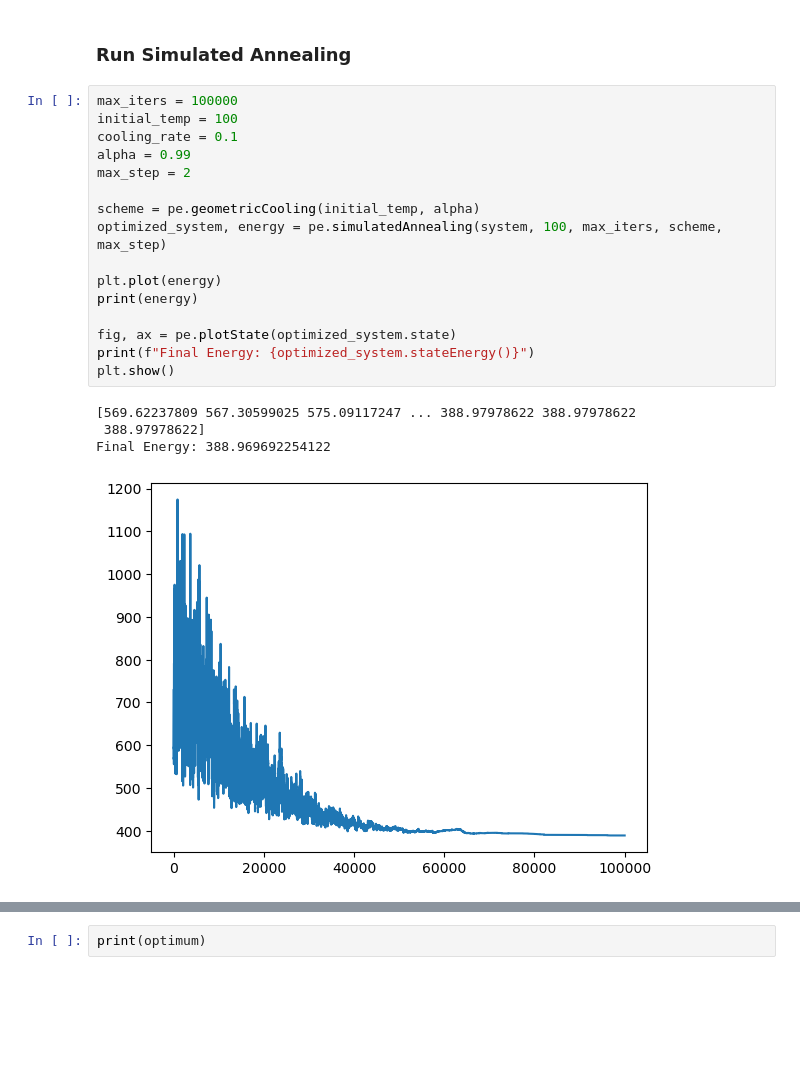
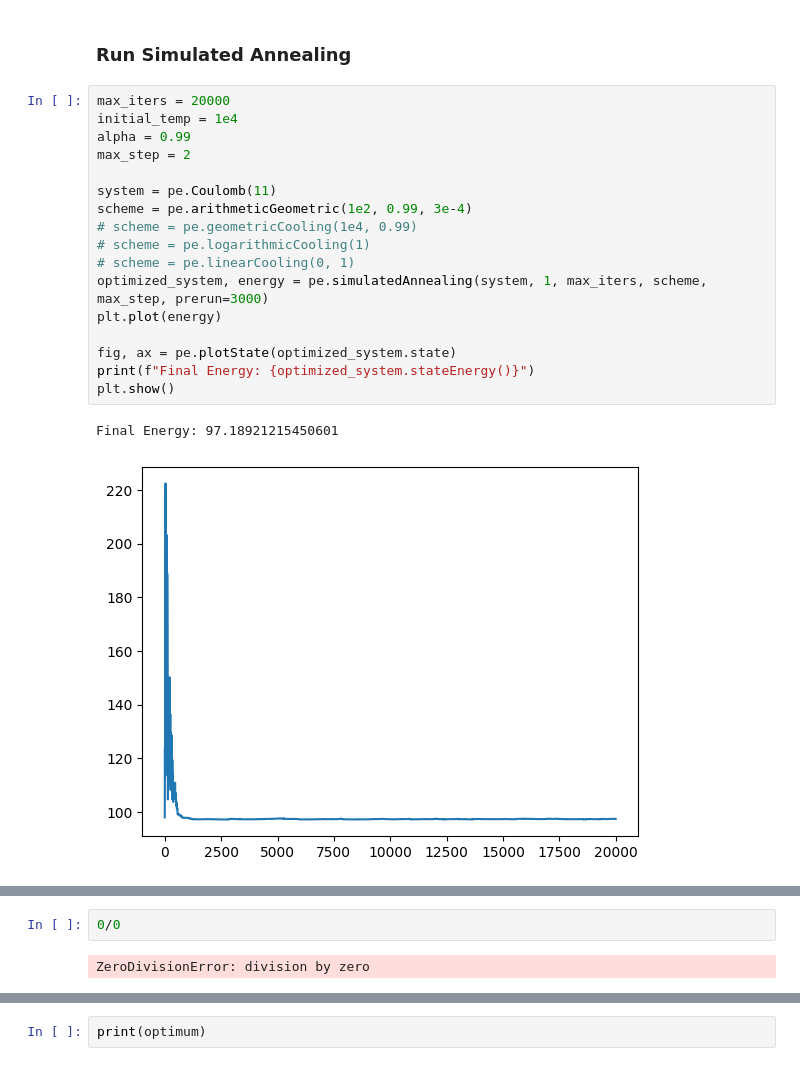
Before and after one commit to Koekoek1337/stochSim3, a Jupyter notebook: electricPotentialEnergy.ipynb, the cells around one changed output, grey strips where cells are left out. Drawn from its saved outputs; the diff is of its cells as text; blank space fills up the shorter version.

```diff
--- a/electricPotentialEnergy.ipynb
+++ b/electricPotentialEnergy.ipynb
@@ -20,23 +20,22 @@ Initial Energy: 586.8996218122215
 # %% [markdown]
 ### Run Simulated Annealing
 # %%
-max_iters = 100000
-initial_temp = 100
-cooling_rate = 0.1
+max_iters = 20000
+initial_temp = 1e4
 alpha = 0.99
 max_step = 2
 
-scheme = pe.geometricCooling(initial_temp, alpha)
-optimized_system, energy = pe.simulatedAnnealing(system, 100, max_iters, scheme, max_step)
-
+system = pe.Coulomb(11)
+scheme = pe.arithmeticGeometric(1e2, 0.99, 3e-4)
+# scheme = pe.geometricCooling(1e4, 0.99)
+# scheme = pe.logarithmicCooling(1)
+# scheme = pe.linearCooling(0, 1)
+optimized_system, energy = pe.simulatedAnnealing(system, 1, max_iters, scheme, max_step, prerun=3000)
 plt.plot(energy)
-print(energy)
 
 fig, ax = pe.plotState(optimized_system.state)
 print(f"Final Energy: {optimized_system.stateEnergy()}")
 plt.show()
 # %% [output]
-[569.62237809 567.30599025 575.09117247 ... 388.97978622 388.97978622
- 388.97978622]
-Final Energy: 388.969692254122
+Final Energy: 97.18921215450601
-[figure, old version]
+[figure, new version]
@@ -44,2 +43,6 @@ Final Energy: 388.969692254122
+# %%
+0/0
+# %% [output]
+ZeroDivisionError: division by zero
 # %%
 optimum = minimize(pe.optimize,x0=[0.25, 0.25], method='Powell', bounds=[[0.1,1], [0.1,1]], options={'disp':True})
```
Also changed, not shown: parts of 3 cells of this notebook, 2 other files.
